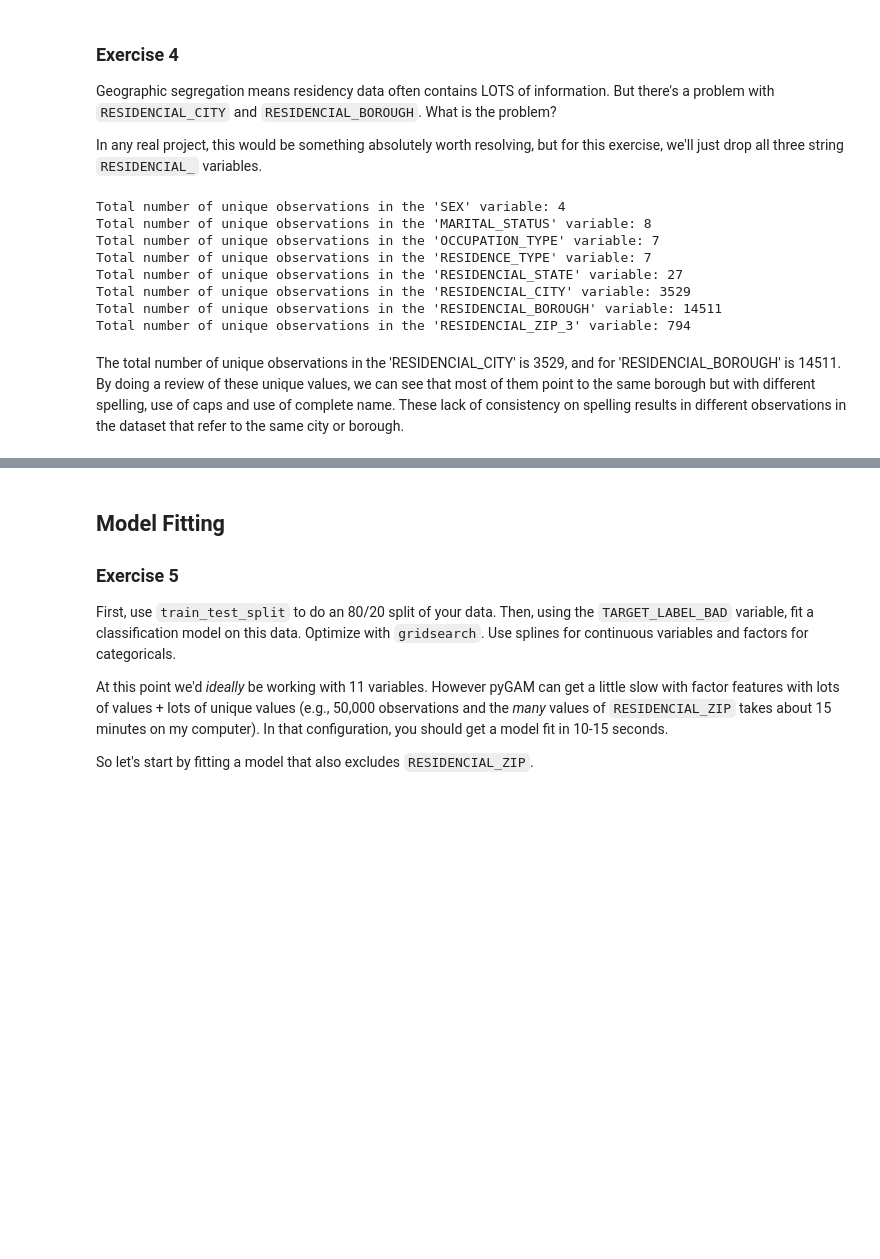
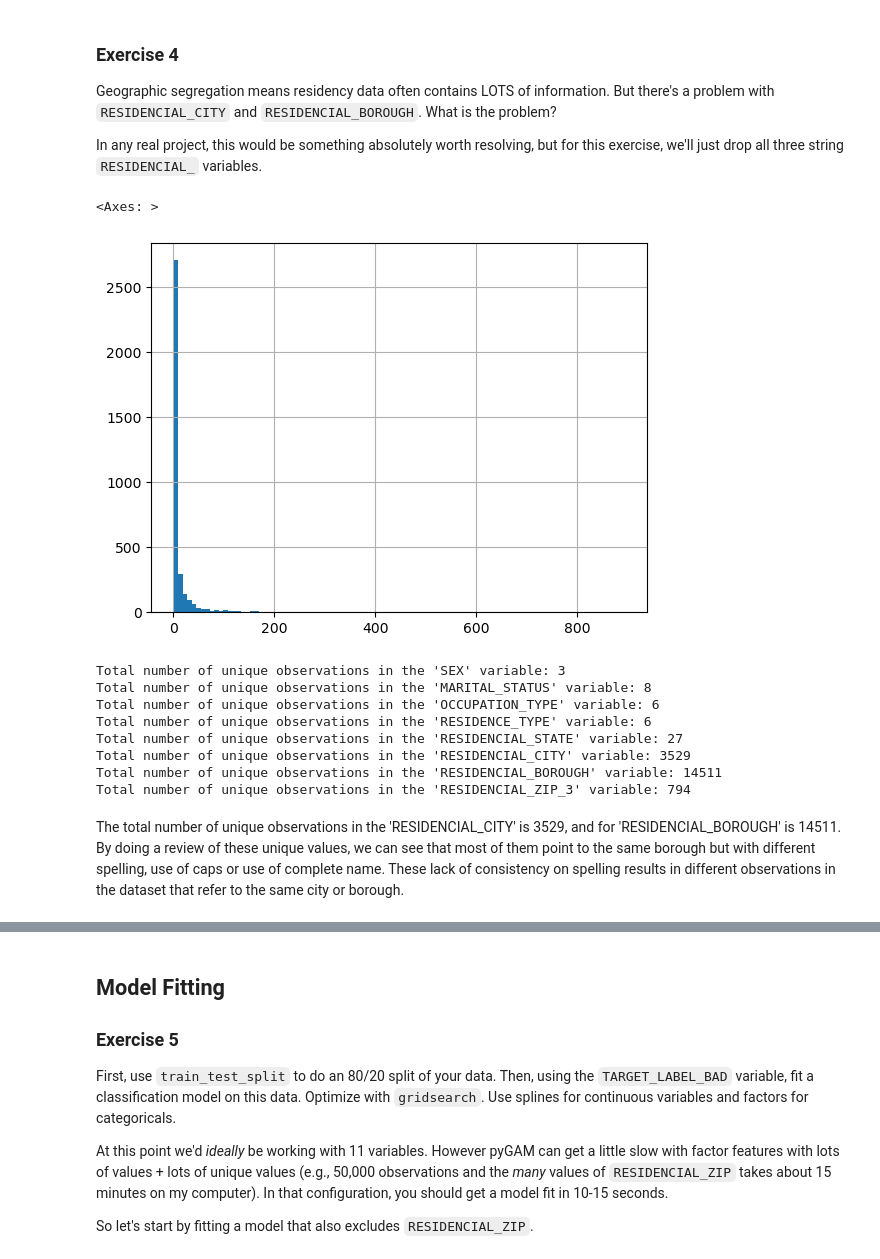
Before and after one commit to dani-jimlar/UDS_2024, a Jupyter notebook: exercise_interpretable.ipynb, the cells around one changed output, grey strips where cells are left out. Drawn from its saved outputs; the diff is of its cells as text; code cells hidden in the pictures; blank space fills up the shorter version.

```diff
--- a/exercise_interpretable.ipynb
+++ b/exercise_interpretable.ipynb
@@ -317,18 +331,23 @@ plt.show()
 Geographic segregation means residency data often contains LOTS of information. But there's a problem with `RESIDENCIAL_CITY` and `RESIDENCIAL_BOROUGH`. What is the problem?
 
 In any real project, this would be something absolutely worth resolving, but for this exercise, we'll just drop all three string `RESIDENCIAL_` variables.
+# %%
+df1["RESIDENCIAL_CITY"].value_counts().hist(bins=100)
+# %% [output]
+<Axes: >
+[figure, added]
 # %%
 for column_name in qual_vars:
-    total_unique = model_1[column_name].nunique()
+    total_unique = df1[column_name].nunique()
     print(
         f"Total number of unique observations in the '{column_name}' variable:",
         total_unique,
     )
 # %% [output]
-Total number of unique observations in the 'SEX' variable: 4
+Total number of unique observations in the 'SEX' variable: 3
 Total number of unique observations in the 'MARITAL_STATUS' variable: 8
-Total number of unique observations in the 'OCCUPATION_TYPE' variable: 7
-Total number of unique observations in the 'RESIDENCE_TYPE' variable: 7
+Total number of unique observations in the 'OCCUPATION_TYPE' variable: 6
+Total number of unique observations in the 'RESIDENCE_TYPE' variable: 6
 Total number of unique observations in the 'RESIDENCIAL_STATE' variable: 27
 Total number of unique observations in the 'RESIDENCIAL_CITY' variable: 3529
 Total number of unique observations in the 'RESIDENCIAL_BOROUGH' variable: 14511
@@ -339,3 +364,3 @@ model_1 = model_1.drop(
 )
 # %% [markdown]
-The total number of unique observations in the 'RESIDENCIAL_CITY' is 3529, and for 'RESIDENCIAL_BOROUGH' is 14511. By doing a review of these unique values, we can see that most of them point to the same borough but with different spelling, use of caps and use of complete name. These lack of consistency on spelling results in different observations in the dataset that refer to the same city or borough.
+The total number of unique observations in the 'RESIDENCIAL_CITY' is 3529, and for 'RESIDENCIAL_BOROUGH' is 14511. By doing a review of these unique values, we can see that most of them point to the same borough but with different spelling, use of caps or use of complete name. These lack of consistency on spelling results in different observations in the dataset that refer to the same city or borough.
```
Also changed, not shown: parts of 27 cells of this notebook, 2 other files.
